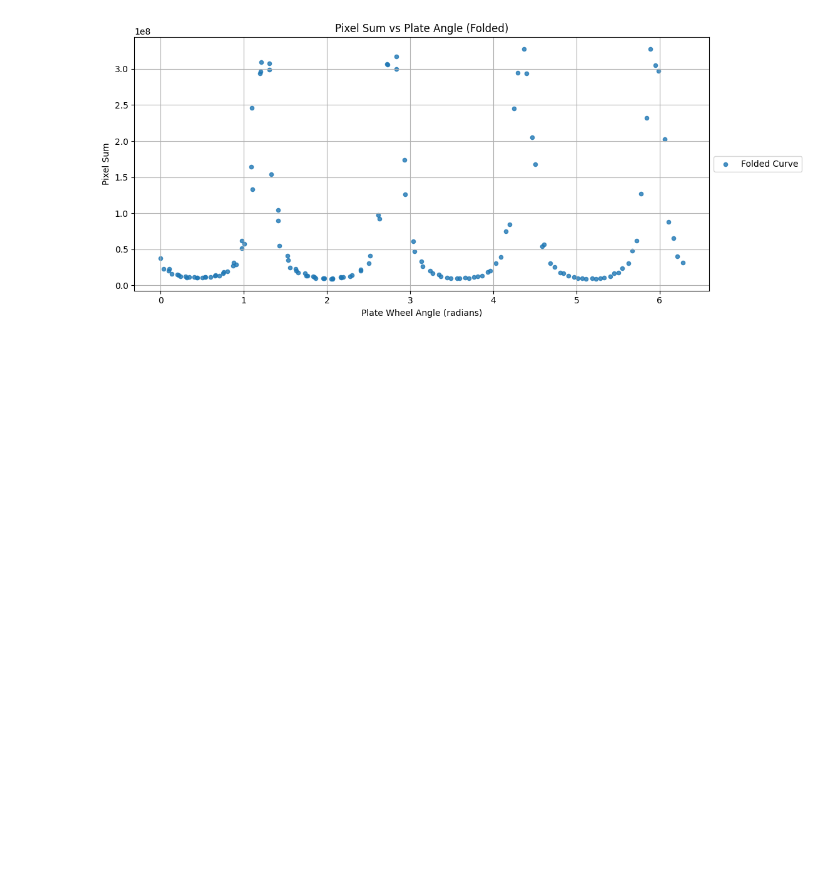
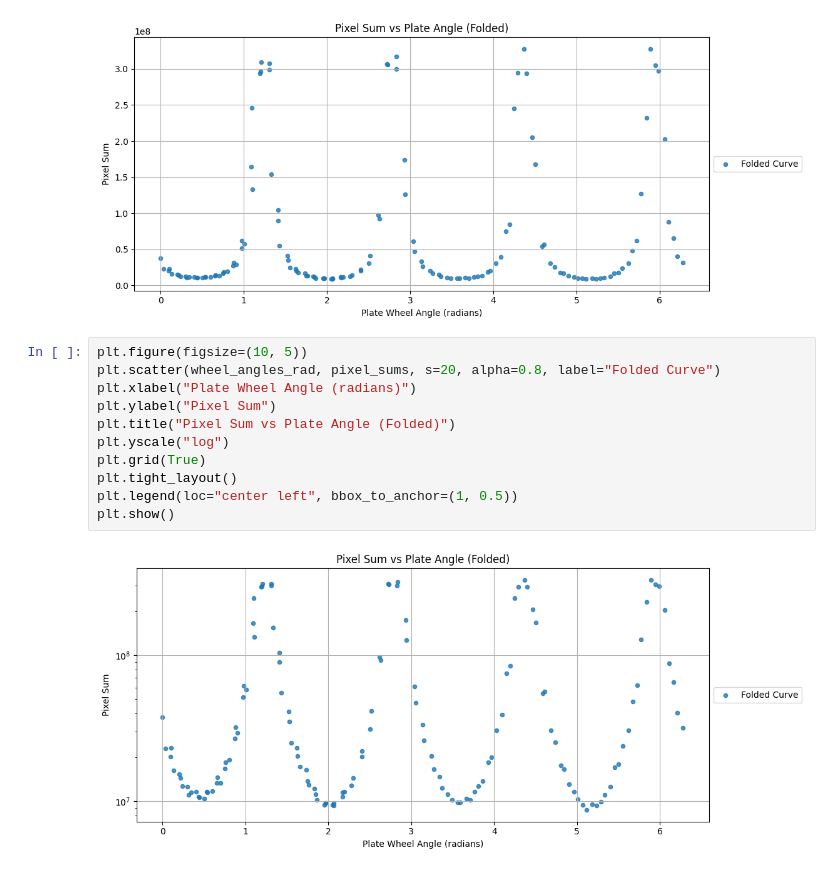
Before and after one commit to zangston/drone-polarimeter-calibration, a Jupyter notebook: readout/curve-folding-test.ipynb, the cells around one changed output. Saved outputs shown, nothing was run; the diff lists cells and outputs as text; blank space fills up the shorter version.

Commit message:
Add logscale y axis plot to curve folding notebook

```diff
--- a/readout/curve-folding-test.ipynb
+++ b/readout/curve-folding-test.ipynb
@@ -98,3 +98,16 @@ plt.legend(loc="center left", bbox_to_anchor=(1, 0.5))
 plt.show()
 # %% [output]
 [figure]
+# %%
+plt.figure(figsize=(10, 5))
+plt.scatter(wheel_angles_rad, pixel_sums, s=20, alpha=0.8, label="Folded Curve")
+plt.xlabel("Plate Wheel Angle (radians)")
+plt.ylabel("Pixel Sum")
+plt.title("Pixel Sum vs Plate Angle (Folded)")
+plt.yscale("log")
+plt.grid(True)
+plt.tight_layout()
+plt.legend(loc="center left", bbox_to_anchor=(1, 0.5))
+plt.show()
+# %% [output]
+[figure, added]
```
